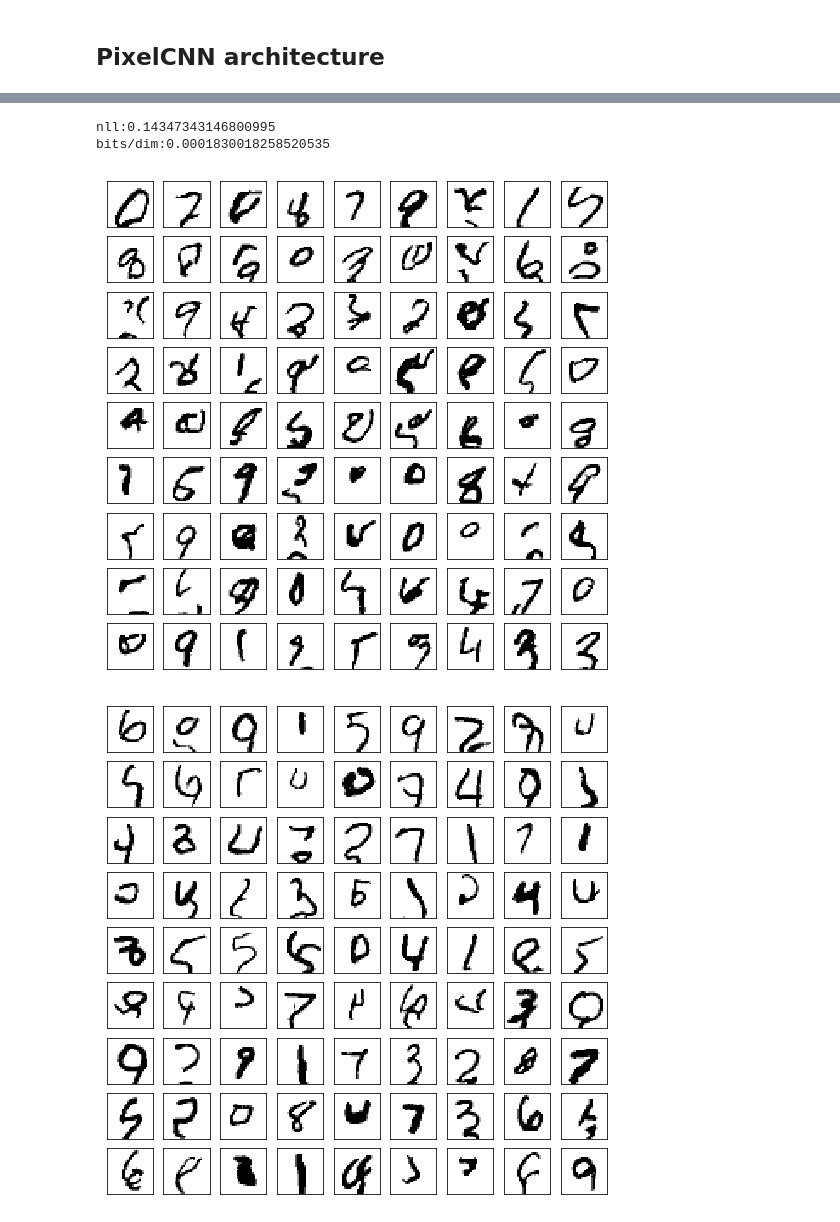
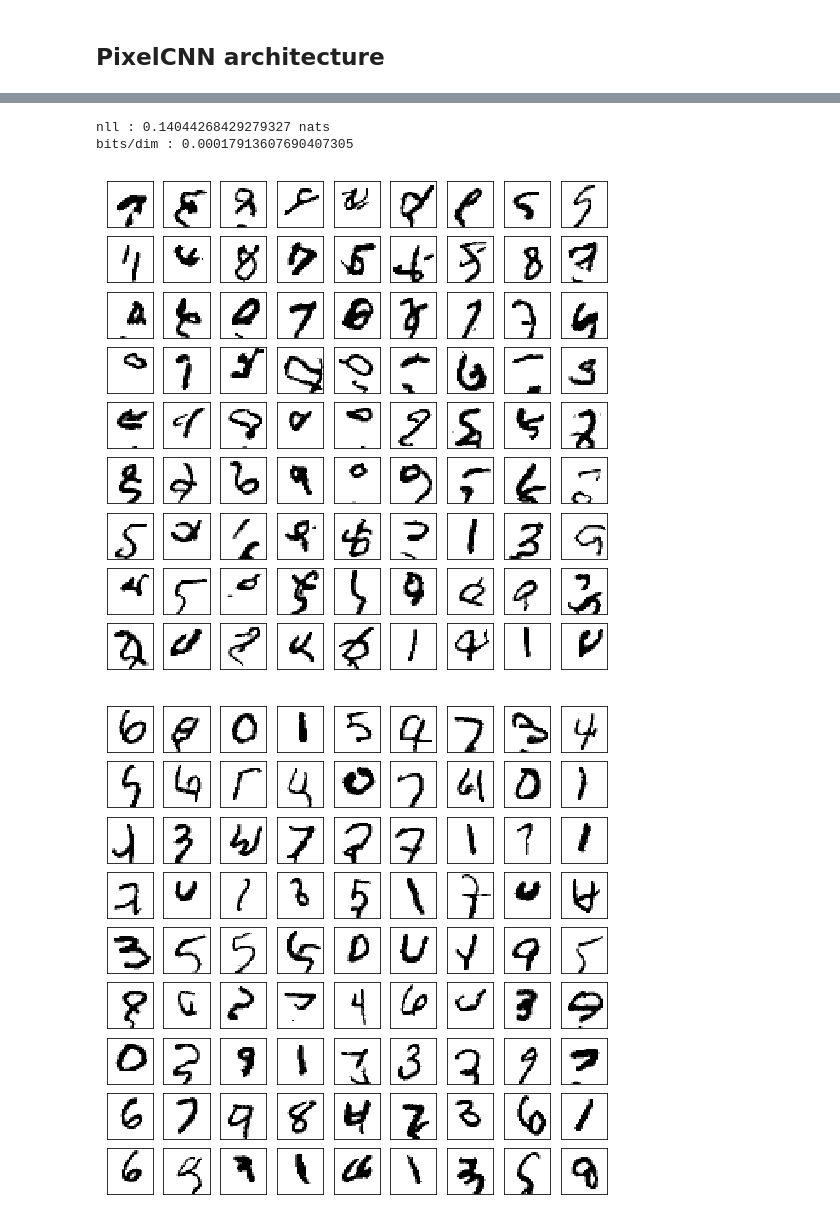
Before and after one commit to Mind-the-Pineapple/Autoregressive-models, a Jupyter notebook: 1 - Autoregressive Models - PixelCNN/pixelCNN_w_4_levels.ipynb, the cells around one changed output, grey strips where cells are left out. Cells and saved outputs as stored; diff of their text form; code cells hidden in the pictures.

```diff
--- a/1 - Autoregressive Models - PixelCNN/pixelCNN_w_4_levels.ipynb
+++ b/1 - Autoregressive Models - PixelCNN/pixelCNN_w_4_levels.ipynb
@@ -196,7 +195,7 @@ def train_step(batch_x, batch_y):
     with tf.GradientTape() as ae_tape:
         logits = pixelcnn(batch_x, training=True)
 
-        logits = tf.reshape(logits, [-1, 28, 28, q_levels, n_channel])  # shape [N,H,W,DC] -> [N,H,W,D,C]
+        logits = tf.reshape(logits, [-1, height, width, q_levels, n_channel])  # shape [N,H,W,DC] -> [N,H,W,D,C]
         logits = tf.transpose(logits, perm=[0, 1, 2, 4, 3])  # shape [N,H,W,D,C] -> [N,H,W,C,D]
 
         loss = compute_loss(tf.one_hot(batch_y, q_levels), logits)
@@ -207,16 +206,17 @@ def train_step(batch_x, batch_y):
 
     return loss
 # %%
-# Training
-n_epochs = 20
+# Training loop
+n_epochs = 30
 n_iter = int(np.ceil(x_train_quantised.shape[0] / batch_size))
 for epoch in range(n_epochs):
     start_epoch = time.time()
     for i_iter, (batch_x, batch_y) in enumerate(train_dataset):
         start = time.time()
+        optimizer.lr = optimizer.lr * lr_decay
         loss = train_step(batch_x, batch_y)
         iter_time = time.time() - start
-        if i_iter % 50 == 0:
+        if i_iter % 100 == 0:
             print('EPOCH {:3d}: ITER {:4d}/{:4d} TIME: {:.2f} LOSS: {:.4f}'.format(epoch,
                                                                                    i_iter, n_iter,
                                                                                    iter_time,
@@ -246,45 +246,47 @@ EPOCH  19: TIME: 219.92 ETA: 219.92
 # %%
+# Test
 test_loss = []
 for batch_x, batch_y in test_dataset:
     logits = pixelcnn(batch_x, training=False)
-
-    logits = tf.reshape(logits, [-1, 28, 28, q_levels, n_channel])
+    logits = tf.reshape(logits, [-1, height, width, q_levels, n_channel])
     logits = tf.transpose(logits, perm=[0, 1, 2, 4, 3])
 
+    # Calculate cross-entropy (= negative log-likelihood)
     loss = compute_loss(tf.one_hot(batch_y, q_levels), logits)
+
     test_loss.append(loss)
-print('nll:{:}'.format(np.array(test_loss).mean()))
-print('bits/dim:{:}'.format(np.array(test_loss).mean() / (28 * 28)))
+print('nll : {:} nats'.format(np.array(test_loss).mean()))
+print('bits/dim : {:}'.format(np.array(test_loss).mean() / (height * width)))
 # %% [output]
-nll:0.14347343146800995
-bits/dim:0.0001830018258520535
+nll : 0.14044268429279327 nats
+bits/dim : 0.00017913607690407305
 # %%
 def sample_from(distribution):
-    """"""
+    """Sample random values from distribution"""
     batch_size, bins = distribution.shape
     return np.array([np.random.choice(bins, p=distr) for distr in distribution])
 # %%
 # Generating new images
-samples = (np.random.rand(100, 28, 28, 1) * 0.01).astype('float32')
+samples = (np.random.rand(100, height, width, n_channel) * 0.01).astype('float32')
 for i in range(28):
     for j in range(28):
-        A = pixelcnn(samples)
-        A = tf.reshape(A, [-1, 28, 28, q_levels, n_channel])
-        A = tf.transpose(A, perm=[0, 1, 2, 4, 3])
-        B = tf.nn.softmax(A)
-        next_sample = B[:, i, j, 0, :]
+        logits = pixelcnn(samples)
+        logits = tf.reshape(logits, [-1, height, width, q_levels, n_channel])
+        logits = tf.transpose(logits, perm=[0, 1, 2, 4, 3])
+        probs = tf.nn.softmax(logits)
+        next_sample = probs[:, i, j, 0, :]
         samples[:, i, j, 0] = sample_from(next_sample.numpy()) / (q_levels - 1)
 
-fig = plt.figure(figsize=(10,10))
+fig = plt.figure(figsize=(10, 10))
 for x in range(1, 10):
     for y in range(1, 10):
         ax = fig.add_subplot(10, 10, 10 * y + x)
         ax.matshow(samples[10 * y + x, :, :, 0], cmap=matplotlib.cm.binary)
         plt.xticks(np.array([]))
         plt.yticks(np.array([]))
 plt.show()
 # %% [output]
-[figure, old version]
+[figure, new version]
 # %%
 # Filling occluded images
 occlude_start_row = 14
@@ -293,16 +295,16 @@ samples = np.copy(x_test_quantised[0:num_generated_images, :, :, :])
 samples = samples / (q_levels - 1)
 samples[:, occlude_start_row:, :, :] = 0
 
-for i in range(occlude_start_row, 28):
-    for j in range(28):
-        A = pixelcnn(samples)
-        A = tf.reshape(A, [-1, 28, 28, q_levels, n_channel])
-        A = tf.transpose(A, perm=[0, 1, 2, 4, 3])
-        B = tf.nn.softmax(A)
-        next_sample = B[:, i, j, 0, :]
+for i in range(occlude_start_row, height):
+    for j in range(width):
+        logits = pixelcnn(samples)
+        logits = tf.reshape(logits, [-1, height, width, q_levels, n_channel])
+        logits = tf.transpose(logits, perm=[0, 1, 2, 4, 3])
+        probs = tf.nn.softmax(logits)
+        next_sample = probs[:, i, j, 0, :]
         samples[:, i, j, 0] = sample_from(next_sample.numpy()) / (q_levels - 1)
 
-fig = plt.figure(figsize=(10,10))
+fig = plt.figure(figsize=(10, 10))
 for x in range(1, 10):
     for y in range(1, 10):
         ax = fig.add_subplot(10, 10, 10 * y + x)
@@ -311,4 +313,4 @@ for x in range(1, 10):
         plt.yticks(np.array([]))
 plt.show()
 # %% [output]
-[figure, old version]
+[figure, new version]
```
Also changed, not shown: parts of 10 cells of this notebook.
